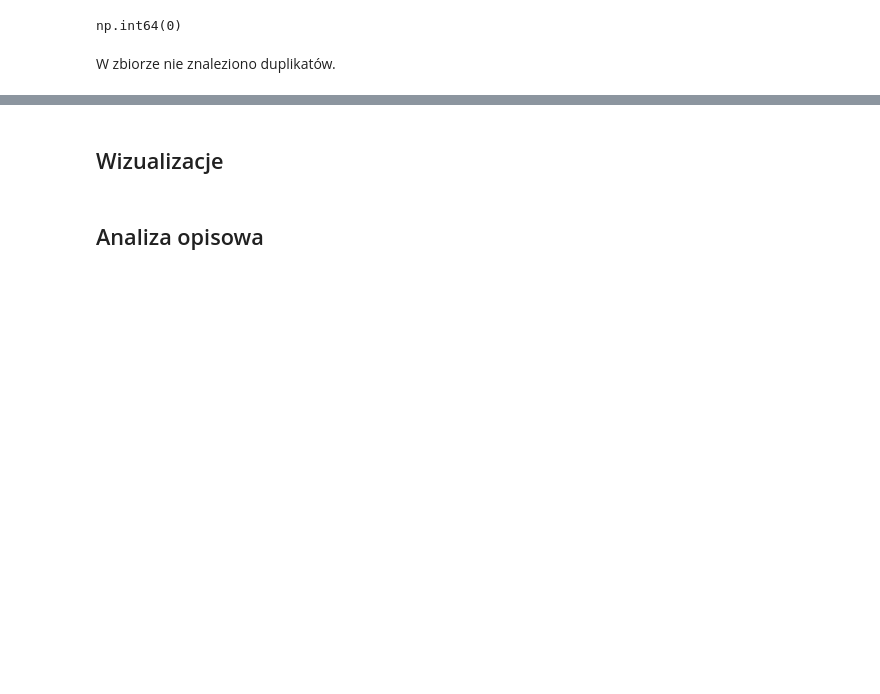
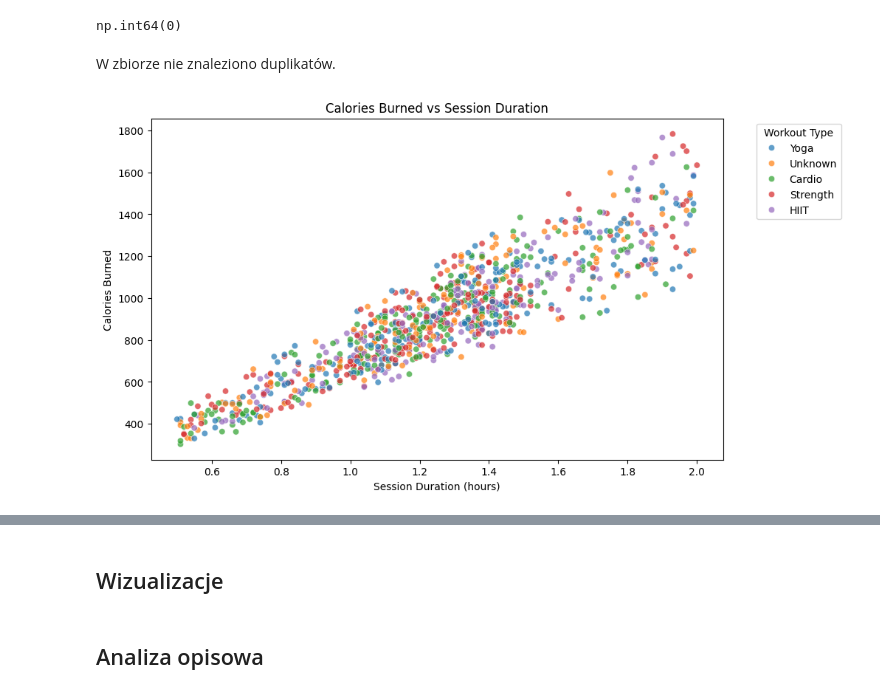
Before and after one commit to karoljablonski/Statistics_pg, a Jupyter notebook: project.ipynb, the cells around one changed output, grey strips where cells are left out. Drawn from its saved outputs; the diff is of its cells as text; code cells hidden in the pictures; blank space fills up the shorter version.

Commit message:
few descriptions and charts - visualization

```diff
--- a/project.ipynb
+++ b/project.ipynb
@@ -84,10 +84,10 @@ BMI = \frac{\text{waga w kg}}{\text{wzrost do kwadratu}}
 $$
 # %%
 mask_missing_bmi = df["BMI"].isna()
-df.loc[mask_missing_bmi, 'BMI'] = (
+df.loc[mask_missing_bmi, 'BMI'] = round((
     df.loc[mask_missing_bmi, 'Weight (kg)'] /
     (df.loc[mask_missing_bmi, 'Height (m)'] ** 2)
-)
+), 2)
 # %%
 sns.heatmap(df.isna())
 # %% [output]
@@ -286,3 +286,21 @@ df.duplicated().sum()
 np.int64(0)
 # %% [markdown]
 W zbiorze nie znaleziono duplikatów.
+# %%
+plt.figure(figsize=(10, 6))
+sns.scatterplot(
+    data=df,
+    x='Session_Duration (hours)',
+    y='Calories_Burned',
+    hue='Workout_Type',  # kolor wg typu treningu
+    palette='tab10',
+    alpha=0.7
+)
+
+plt.title('Calories Burned vs Session Duration')
+plt.xlabel('Session Duration (hours)')
+plt.ylabel('Calories Burned')
+plt.legend(title='Workout Type', bbox_to_anchor=(1.05, 1), loc='upper left')
+plt.show()
+# %% [output]
+[figure, added]
```
Also changed, not shown: parts of 4 cells of this notebook.
